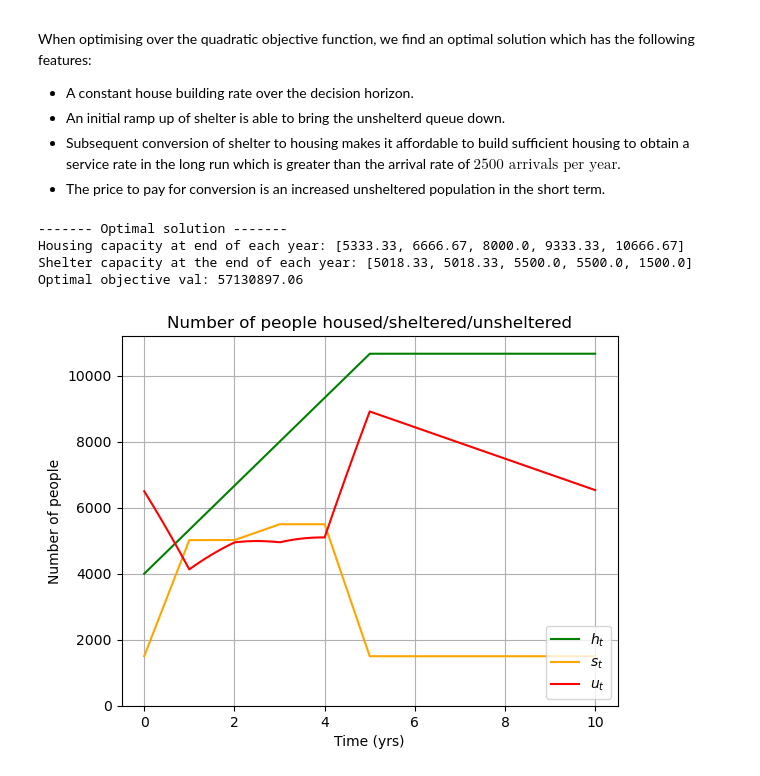
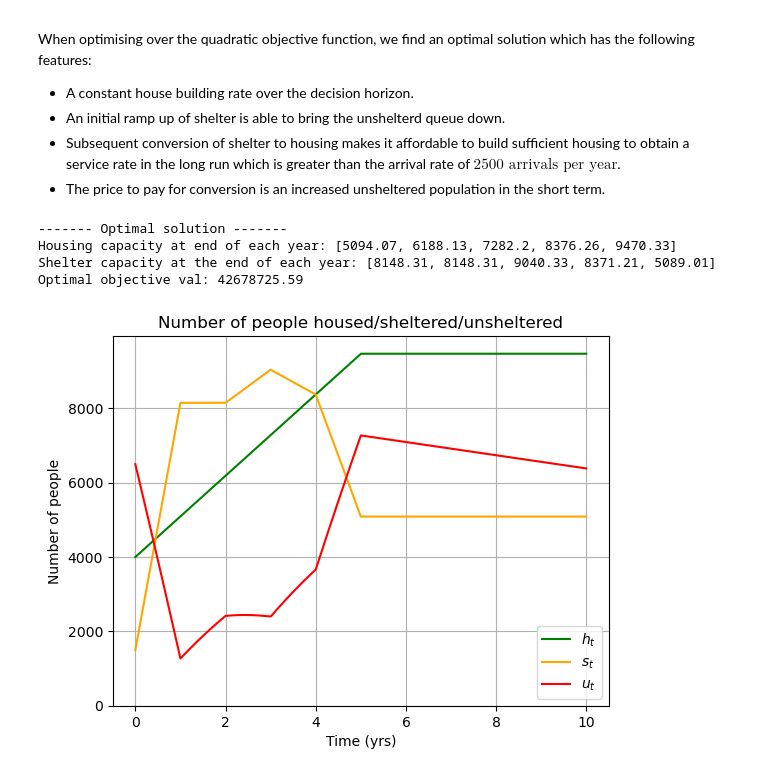
Before and after one commit to grahamburgess3/tvcp, a Jupyter notebook: NumericalResults.ipynb, the cells around one changed output. Drawn from its saved outputs; the diff is of its cells as text; code cells hidden in the pictures.

```diff
--- a/NumericalResults.ipynb
+++ b/NumericalResults.ipynb
@@ -113,11 +113,11 @@ When optimising over the quadratic objective function, we find an optimal soluti
 * The price to pay for conversion is an increased unsheltered population in the short term.
 # %%
 # Set up problem and solve
-problem2 = do.Phi2(data, modeling_options, 'phi2', c=1.0, shelter_mode = 3)
+problem2 = do.Phi2(data, modeling_options, 'phi2', c=0.3, shelter_mode = 3)
 problem2.solve('ipopt')
 # %% [output]
 ------- Optimal solution -------
-Housing capacity at end of each year: [5333.33, 6666.67, 8000.0, 9333.33, 10666.67]
-Shelter capacity at the end of each year: [5018.33, 5018.33, 5500.0, 5500.0, 1500.0]
-Optimal objective val: 57130897.06
+Housing capacity at end of each year: [5094.07, 6188.13, 7282.2, 8376.26, 9470.33]
+Shelter capacity at the end of each year: [8148.31, 8148.31, 9040.33, 8371.21, 5089.01]
+Optimal objective val: 42678725.59
-[figure, old version]
+[figure, new version]
```
Also changed, not shown: parts of 3 cells of this notebook.
